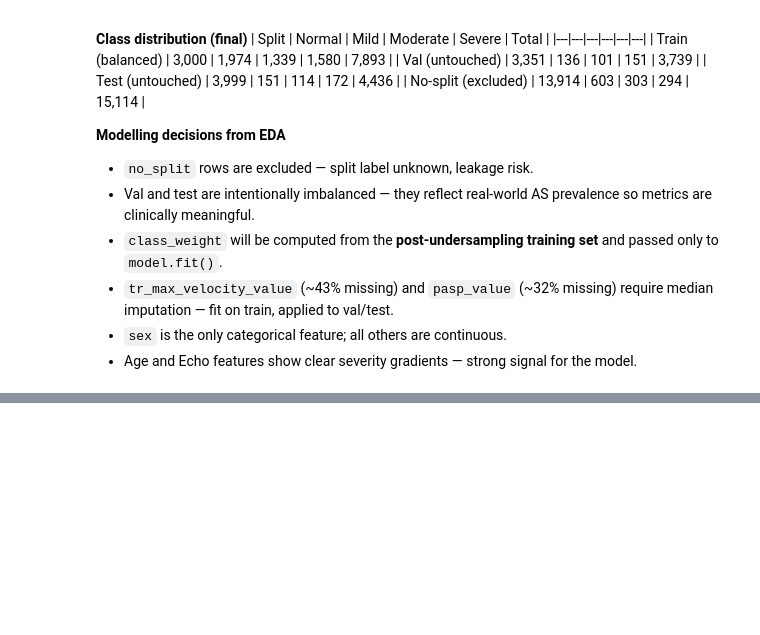
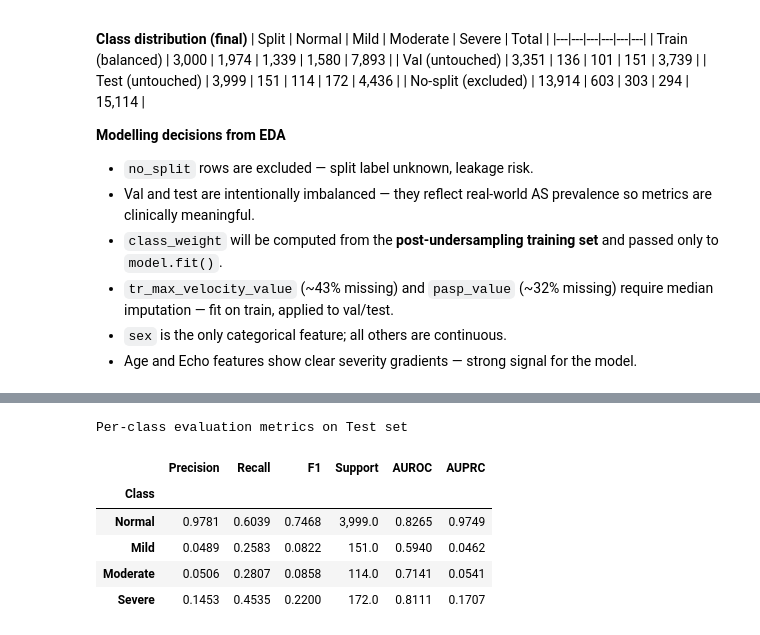
Before and after one commit to zannujulius/ecg-echo-ft-transformer, a Jupyter notebook: model.ipynb, the cells around one changed output, grey strips where cells are left out. Saved outputs shown, nothing was run; the diff lists cells and outputs as text; code cells hidden in the pictures; blank space fills up the shorter version.

```diff
--- a/model.ipynb
+++ b/model.ipynb
@@ -572,0 +998,44 @@ Key observations carried forward into modelling:
+# %%
+# Per-class precision / recall / F1  +  AUROC  +  AUPRC
+report = classification_report(
+    y_true_test, y_pred_test,
+    target_names=labels, output_dict=True,
+)
+
+auroc_per_class = roc_auc_score(
+    y_test.values, y_prob_test, multi_class='ovr', average=None
+)
+auprc_per_class = [
+    average_precision_score(y_test.values[:, i], y_prob_test[:, i])
+    for i in range(len(CLASS_ORDER))
+]
+
+rows = {}
+for i, cls in enumerate(labels):
+    rows[cls] = {
+        'Precision':  round(report[cls]['precision'],  4),
+        'Recall':     round(report[cls]['recall'],     4),
+        'F1':         round(report[cls]['f1-score'],   4),
+        'Support':    int(report[cls]['support']),
+        'AUROC':      round(float(auroc_per_class[i]), 4),
+        'AUPRC':      round(float(auprc_per_class[i]), 4),
+    }
+
+metrics_df = pd.DataFrame(rows).T
+metrics_df.index.name = 'Class'
+
+display(metrics_df.style
+    .background_gradient(cmap='RdYlGn', subset=['Precision', 'Recall', 'F1', 'AUROC', 'AUPRC'])
+    .format({'Precision': '{:.4f}', 'Recall': '{:.4f}', 'F1': '{:.4f}',
+             'Support': '{:,}', 'AUROC': '{:.4f}', 'AUPRC': '{:.4f}'})
+    .set_caption('Per-class evaluation metrics on Test set')
+    .set_properties(**{'text-align': 'center'})
+)
+# %% [output]
+Per-class evaluation metrics on Test set
+|  | Precision | Recall | F1 | Support | AUROC | AUPRC |
+| Class |  |  |  |  |  |  |
+| Normal | 0.9781 | 0.6039 | 0.7468 | 3,999.0 | 0.8265 | 0.9749 |
+| Mild | 0.0489 | 0.2583 | 0.0822 | 151.0 | 0.5940 | 0.0462 |
+| Moderate | 0.0506 | 0.2807 | 0.0858 | 114.0 | 0.7141 | 0.0541 |
+| Severe | 0.1453 | 0.4535 | 0.2200 | 172.0 | 0.8111 | 0.1707 |
```
Also changed, not shown: parts of 22 cells of this notebook, 4 other files.
